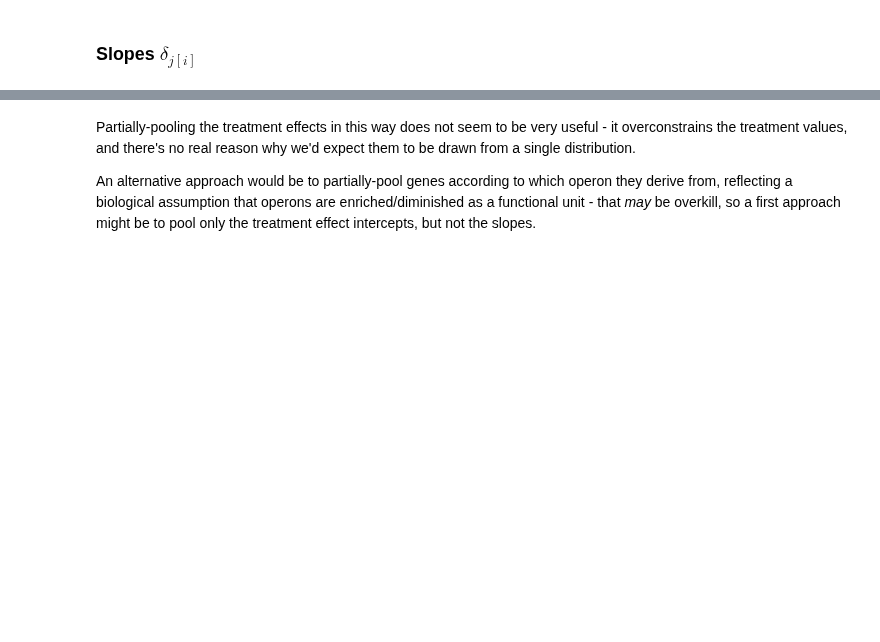
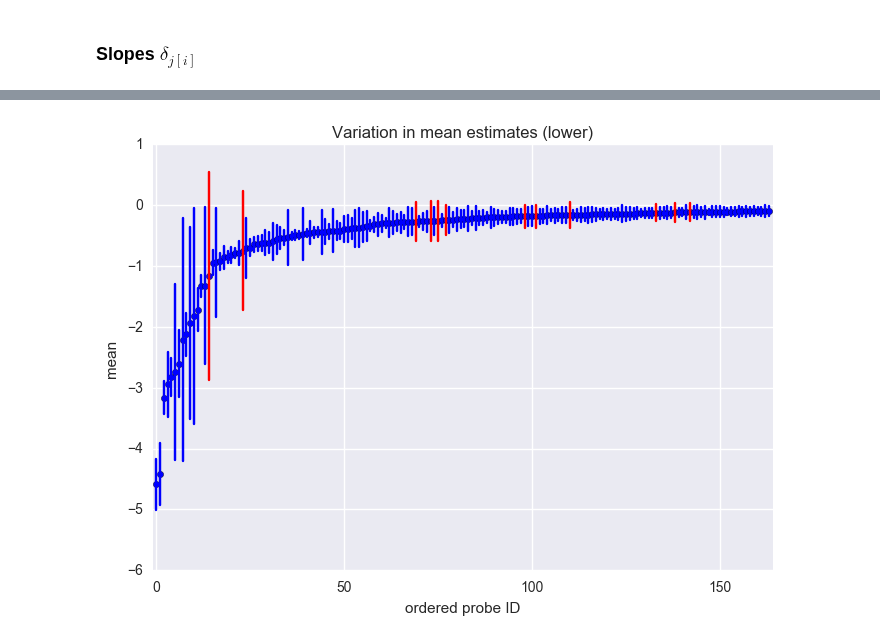
Before and after one commit to widdowquinn/SI_Holmes_etal_2017, a Jupyter notebook: 09-hierarchical_treatment.ipynb, the cells around one changed output, grey strips where cells are left out. Saved outputs shown, nothing was run; the diff lists cells and outputs as text; code cells hidden in the pictures; blank space fills up the shorter version.

Commit message:
add notebook with Cauchy parameter priors, for treatment and control

```diff
--- a/09-hierarchical_treatment.ipynb
+++ b/09-hierarchical_treatment.ipynb
@@ -272,7 +334,5 @@ tools.plot_threshold_errors(delta_estimates, delta_se, -0.0969)
 # %%
-# errors for intercept outliers
-tools.plot_threshold_errors(delta_estimates, delta_se, -0.098, upper=False)
+# errors for slope outliers
+tools.plot_threshold_errors(delta_estimates, delta_se, -0.1, upper=False)
+# %% [output]
+[figure, added]
-# %% [markdown]
-Partially-pooling the treatment effects in this way does not seem to be very useful - it overconstrains the treatment values, and there's no real reason why we'd expect them to be drawn from a single distribution.
-
-An alternative approach would be to partially-pool genes according to which operon they derive from, reflecting a biological assumption that operons are enriched/diminished as a functional unit - that *may* be overkill, so a first approach might be to pool only the treatment effect intercepts, but not the slopes.
```
Also changed, not shown: parts of 25 cells of this notebook, 1 other file.
